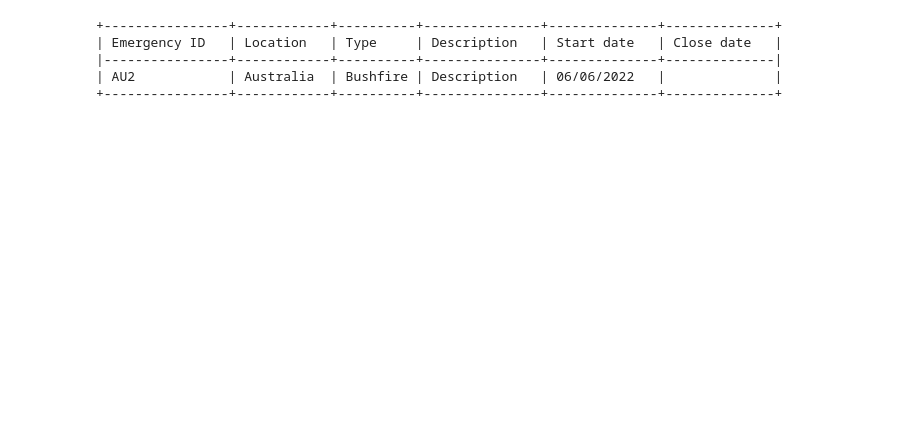
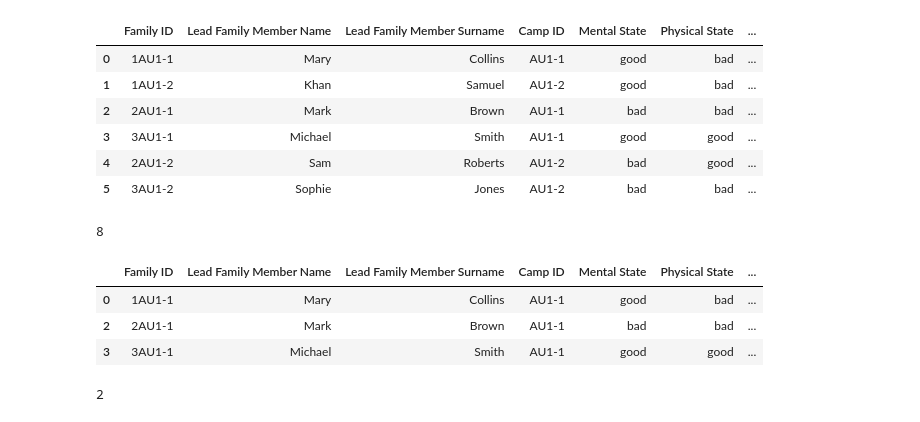
Before and after one commit to KyraCh/introProgramming, a Jupyter notebook: 99test.ipynb, the cells around one changed output. Drawn from its saved outputs; the diff is of its cells as text; code cells hidden in the pictures; blank space fills up the shorter version.

```diff
--- a/99test.ipynb
+++ b/99test.ipynb
@@ -653,8 +384,31 @@ df[['username','role','activated']].tail(len(df)-1)
-# %%
-print(tabulate(tst.emergencies_db.tail(1), headers='keys', tablefmt='psql', showindex=False))
-# %% [output]
-+----------------+------------+----------+---------------+--------------+--------------+
-| Emergency ID   | Location   | Type     | Description   | Start date   | Close date   |
-|----------------+------------+----------+---------------+--------------+--------------|
-| AU2            | Australia  | Bushfire | Description   | 06/06/2022   |              |
-+----------------+------------+----------+---------------+--------------+--------------+
+# %%
+import pandas as pd
+df5 = pd.read_csv('refugee_database.csv')
+df5.dropna(how="all", inplace=True)
+df5.fillna('',inplace=True)
+# %%
+df5
+# %% [output]
+|  | Family ID | Lead Family Member Name | Lead Family Member Surname | Camp ID | Mental State | Physical State | ... |
+| 0 | 1AU1-1 | Mary | Collins | AU1-1 | good | bad | ... |
+| 1 | 1AU1-2 | Khan | Samuel | AU1-2 | good | bad | ... |
+| 2 | 2AU1-1 | Mark | Brown | AU1-1 | bad | bad | ... |
+| 3 | 3AU1-1 | Michael | Smith | AU1-1 | good | good | ... |
+| 4 | 2AU1-2 | Sam | Roberts | AU1-2 | bad | good | ... |
+| 5 | 3AU1-2 | Sophie | Jones | AU1-2 | bad | bad | ... |
+# %%
+df5.loc[df5['Camp ID'] == 'AU1-1']['No. Of Family Members'].sum(axis=0)
+# %% [output]
+8
+# %%
+df5[df5['Camp ID'] == 'AU1-1']
+# %% [output]
+|  | Family ID | Lead Family Member Name | Lead Family Member Surname | Camp ID | Mental State | Physical State | ... |
+| 0 | 1AU1-1 | Mary | Collins | AU1-1 | good | bad | ... |
+| 2 | 2AU1-1 | Mark | Brown | AU1-1 | bad | bad | ... |
+| 3 | 3AU1-1 | Michael | Smith | AU1-1 | good | good | ... |
+# %%
+a = 1.5
+round(a)
+# %% [output]
+2
```
Also changed, not shown: parts of 53 cells of this notebook, 7 other files.
